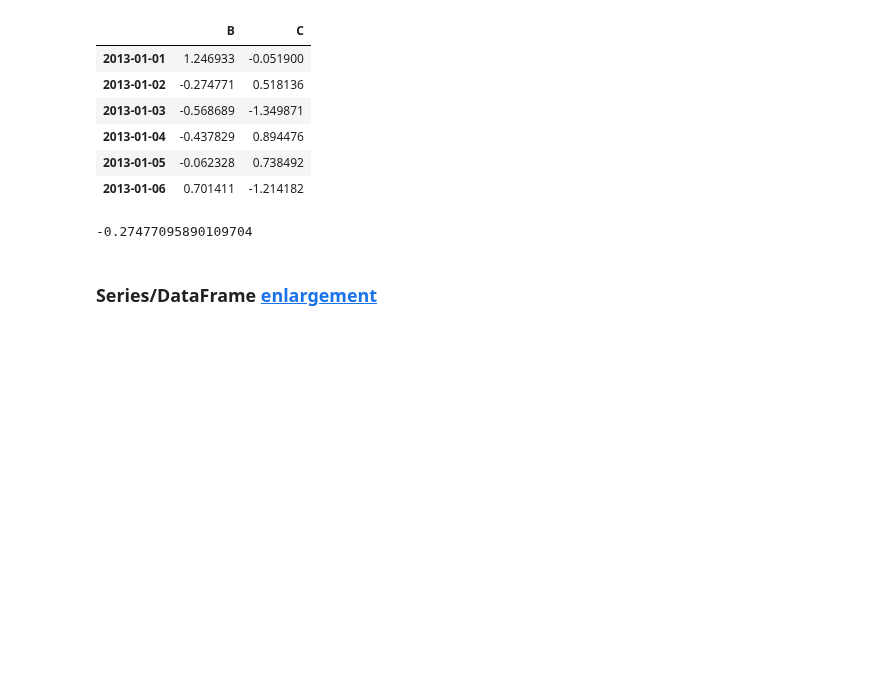
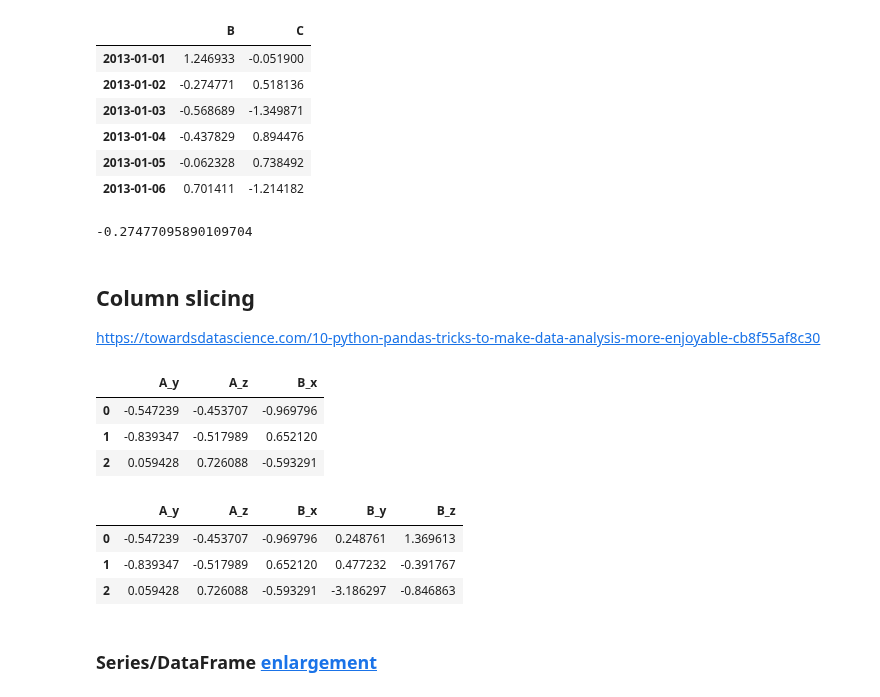
Before and after one commit to NelisW/PythonNotesToSelf, a Jupyter notebook: pandas/PandasCheatSheet.ipynb, the cells around one changed output. Saved outputs shown, nothing was run; the diff lists cells and outputs as text; code cells hidden in the pictures; blank space fills up the shorter version.

```diff
--- a/pandas/PandasCheatSheet.ipynb
+++ b/pandas/PandasCheatSheet.ipynb
@@ -266,10 +269,12 @@ def makegAlphaDF():
                           'C' : ['0c','1c','2c'],
                           'D' : ['0d','1d','2d']})
 # %%
+
+import io
+
 # create dataframe from a user-supplied string, using a user-defined regex separator
 def makeFromString(string, sep='\s+', header=False):
-    from StringIO import StringIO
-    return pd.read_csv(StringIO(string), sep=sep, header=header)
+    return pd.read_csv(io.StringIO(string), sep=sep, header=header)
 # alternative method
 #     import io
 #     return pd.read_table(io.BytesIO(content), sep=sep, header=header)
@@ -1806,6 +1811,34 @@ df.iloc[:,1:3]
 df.iloc[1,1]
 # %% [output]
 -0.27477095890109704
+# %% [markdown]
+## Column slicing
+
+https://towardsdatascience.com/10-python-pandas-tricks-to-make-data-analysis-more-enjoyable-cb8f55af8c30
+# %%
+content = '''
+Time       A_x       A_y       A_z       B_x       B_y       B_z
+-0.075509 -0.123527 -0.547239 -0.453707 -0.969796  0.248761  1.369613
+-0.133580 -0.308314 -0.839347 -0.517989  0.652120  0.477232 -0.391767
+ 0.623841  0.473552  0.059428  0.726088 -0.593291 -3.186297 -0.846863'''
+
+df = makeFromString(content,header=0)
+# %%
+# select the 2nd to the 4th column
+df.iloc[:,2:5].head()
+# %% [output]
+|  | A_y | A_z | B_x |
+| 0 | -0.547239 | -0.453707 | -0.969796 |
+| 1 | -0.839347 | -0.517989 | 0.652120 |
+| 2 | 0.059428 | 0.726088 | -0.593291 |
+# %%
+# select all columns starting from 'column_x'
+df.loc[:,'A_y':].head()
+# %% [output]
+|  | A_y | A_z | B_x | B_y | B_z |
+| 0 | -0.547239 | -0.453707 | -0.969796 | 0.248761 | 1.369613 |
+| 1 | -0.839347 | -0.517989 | 0.652120 | 0.477232 | -0.391767 |
+| 2 | 0.059428 | 0.726088 | -0.593291 | -3.186297 | -0.846863 |
 # %% [markdown]
 ### Series/DataFrame [enlargement](http://pandas.pydata.org/pandas-docs/version/0.15.2/indexing.html#setting-with-enlargement)
 # %% [markdown]
```
Also changed, not shown: parts of 13 cells of this notebook.
